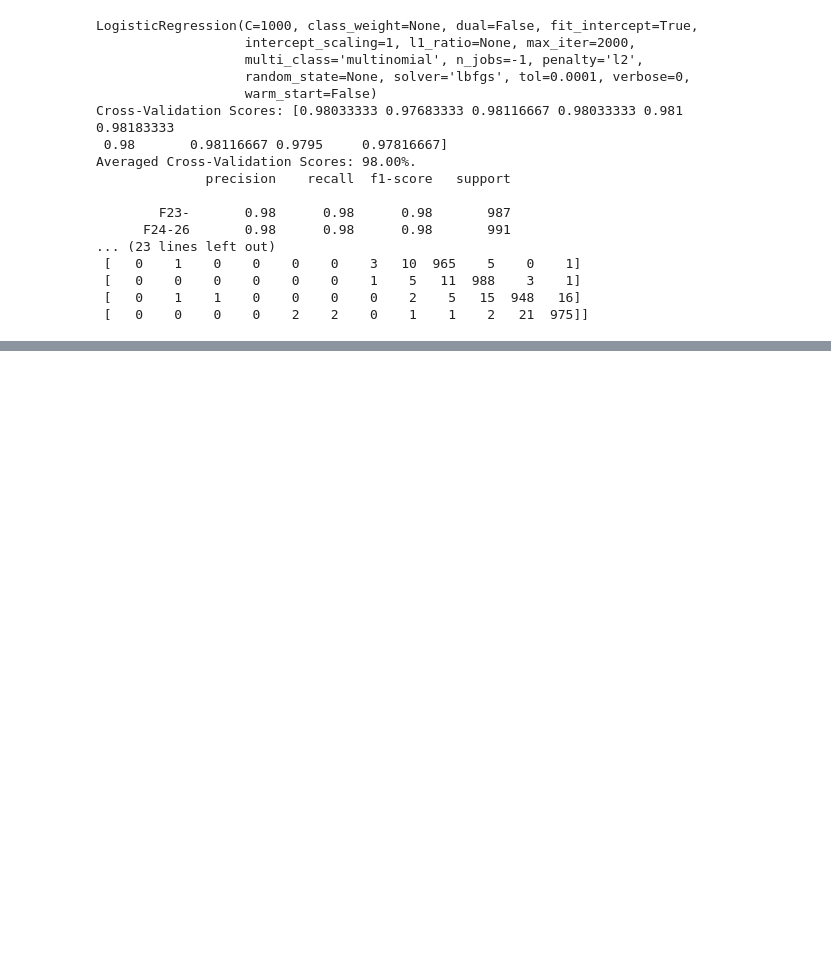
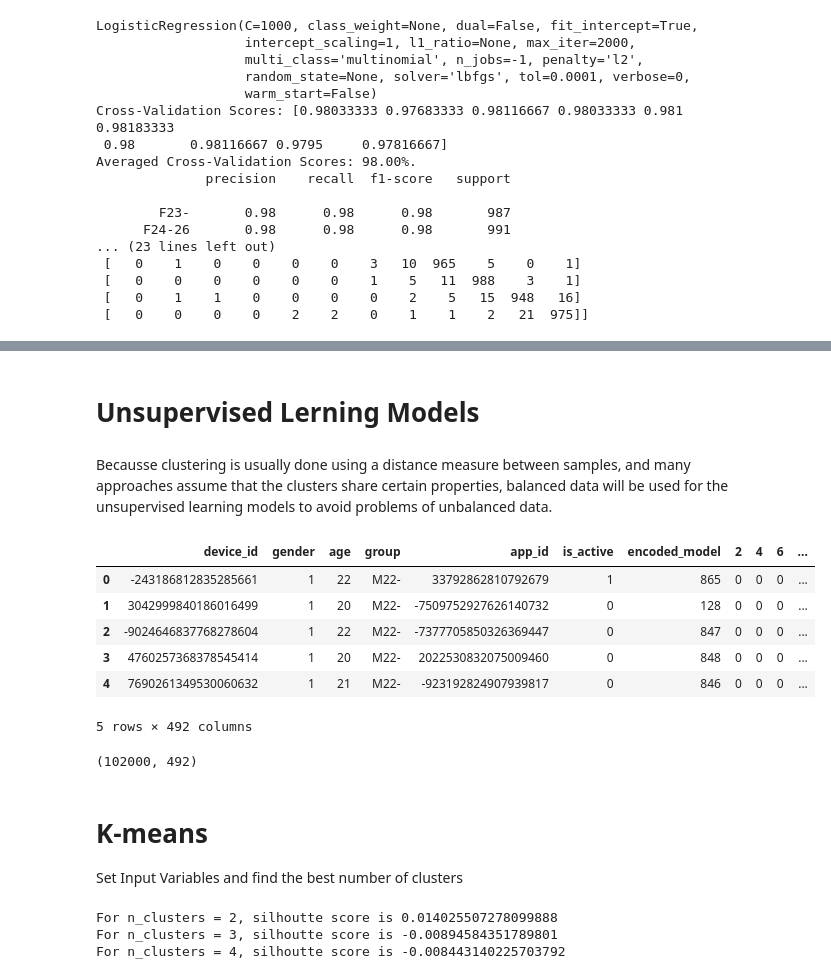
Before and after one commit to fazel74/Thinkful, a Jupyter notebook: 44.3.Final_Capstone.ipynb, the cells around one changed output, grey strips where cells are left out. Cells and saved outputs as stored; diff of their text form; code cells hidden in the pictures; blank space fills up the shorter version.

```diff
--- a/44.3.Final_Capstone.ipynb
+++ b/44.3.Final_Capstone.ipynb
@@ -830,0 +1580,4 @@ Averaged Cross-Validation Scores: 98.00%.
+# %% [markdown]
+# Unsupervised Lerning Models
+# %% [markdown]
+Becausse clustering is usually done using a distance measure between samples, and many approaches  assume that the clusters share certain properties, balanced data will be used for the unsupervised learning models to avoid problems of unbalanced data.
@@ -830,0 +1599,23 @@ Averaged Cross-Validation Scores: 98.00%.
+# %%
+# Load saved resampled data with 8500 samples for each age group
+# because for 70000 samples for each group and a data set with th
+# shape of (840000, 492) I got the error of memory
+# "MemoryError: Unable to allocate 3.07 GiB for an array with shape (840000, 491) and data type float64"
+
+df = pd.read_csv('df_resampled.csv')
+df.head()
+# %% [output]
+|  | device_id | gender | age | group | app_id | is_active | encoded_model | 2 | 4 | 6 | ... |
+| 0 | -243186812835285661 | 1 | 22 | M22- | 33792862810792679 | 1 | 865 | 0 | 0 | 0 | ... |
+| 1 | 3042999840186016499 | 1 | 20 | M22- | -7509752927626140732 | 0 | 128 | 0 | 0 | 0 | ... |
+| 2 | -9024646837768278604 | 1 | 22 | M22- | -7377705850326369447 | 0 | 847 | 0 | 0 | 0 | ... |
+| 3 | 4760257368378545414 | 1 | 20 | M22- | 2022530832075009460 | 0 | 848 | 0 | 0 | 0 | ... |
+| 4 | 7690261349530060632 | 1 | 21 | M22- | -923192824907939817 | 0 | 846 | 0 | 0 | 0 | ... |
+5 rows × 492 columns
+# %%
+df.shape
+# %% [output]
+(102000, 492)
+# %% [markdown]
+# K-means
+Set Input Variables and find the best number of clusters
@@ -830,0 +1629,11 @@ Averaged Cross-Validation Scores: 98.00%.
+# %%
+# Find silhoutte scores for the range of 2 to 12 clusters
+for n in range(2,5):
+    clusters = KMeans(n_clusters=n, random_state=123)
+    preds = clusters.fit_predict(X_std)
+    score = silhouette_score (X_std, preds, metric='euclidean')
+    print ("For n_clusters = {}, silhoutte score is {}".format(n, score))
+# %% [output]
+For n_clusters = 2, silhoutte score is 0.014025507278099888
+For n_clusters = 3, silhoutte score is -0.00894584351789801
+For n_clusters = 4, silhoutte score is -0.008443140225703792
```
Also changed, not shown: parts of 43 cells of this notebook.
